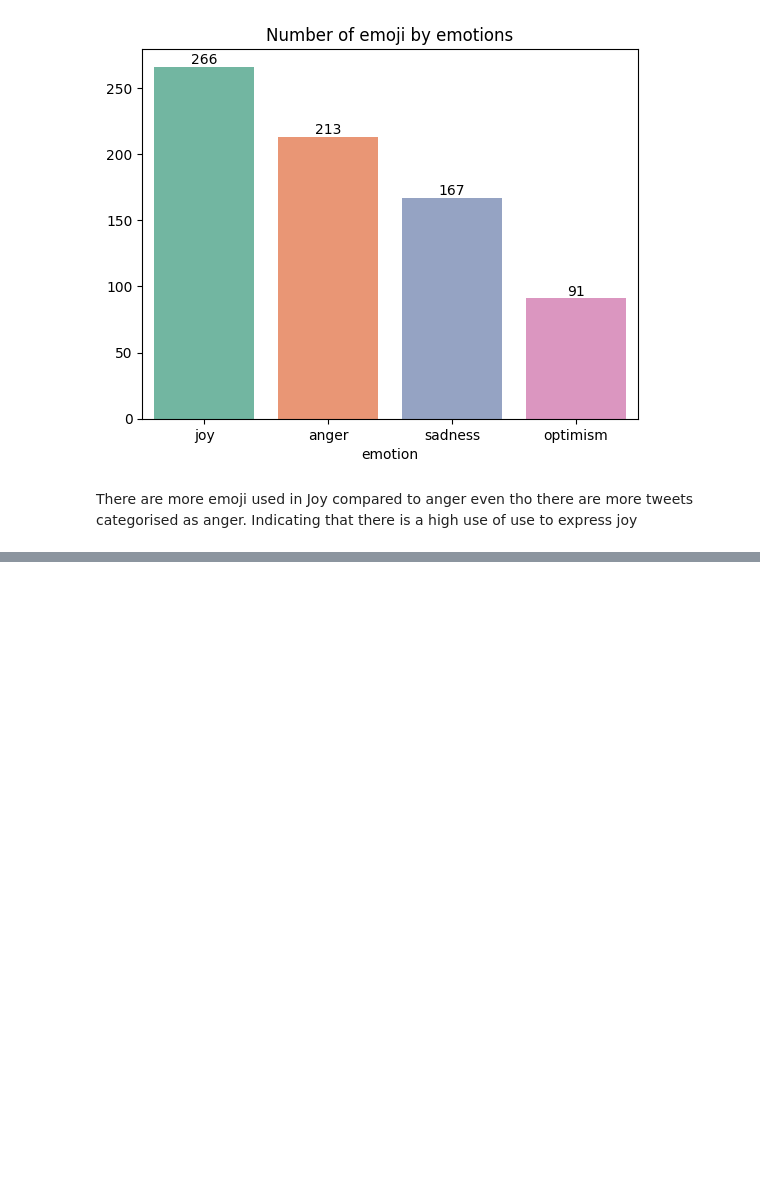
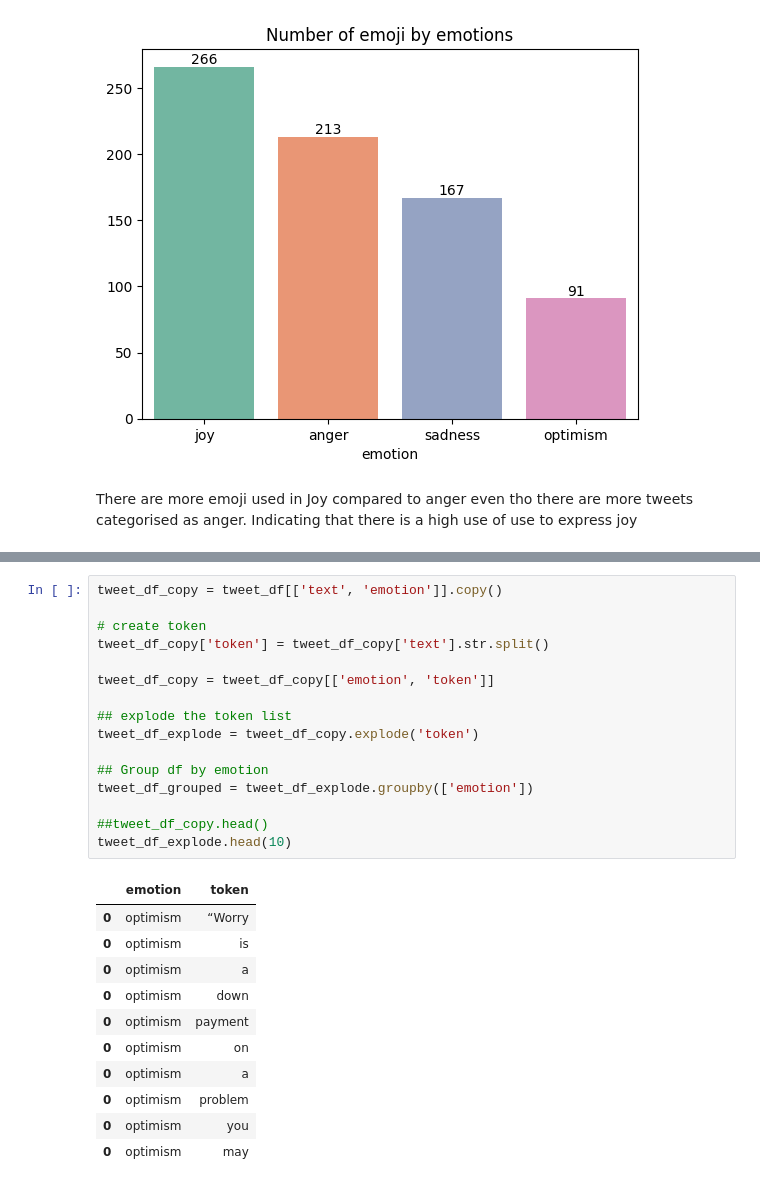
Before and after one commit to Fatai-soliu/emotion-text-ml, a Jupyter notebook: notebooks/data_exploration.ipynb, the cells around one changed output, grey strips where cells are left out. Saved outputs shown, nothing was run; the diff lists cells and outputs as text; blank space fills up the shorter version.

```diff
--- a/notebooks/data_exploration.ipynb
+++ b/notebooks/data_exploration.ipynb
@@ -226,0 +238,28 @@ There are more emoji used in Joy compared to anger even tho there are more tweet
+# %%
+tweet_df_copy = tweet_df[['text', 'emotion']].copy()
+
+# create token
+tweet_df_copy['token'] = tweet_df_copy['text'].str.split()
+
+tweet_df_copy = tweet_df_copy[['emotion', 'token']]
+
+## explode the token list
+tweet_df_explode = tweet_df_copy.explode('token')
+
+## Group df by emotion
+tweet_df_grouped = tweet_df_explode.groupby(['emotion'])
+
+##tweet_df_copy.head()
+tweet_df_explode.head(10)
+# %% [output]
+|  | emotion | token |
+| 0 | optimism | “Worry |
+| 0 | optimism | is |
+| 0 | optimism | a |
+| 0 | optimism | down |
+| 0 | optimism | payment |
+| 0 | optimism | on |
+| 0 | optimism | a |
+| 0 | optimism | problem |
+| 0 | optimism | you |
+| 0 | optimism | may |
```
Also changed, not shown: parts of 4 cells of this notebook.
